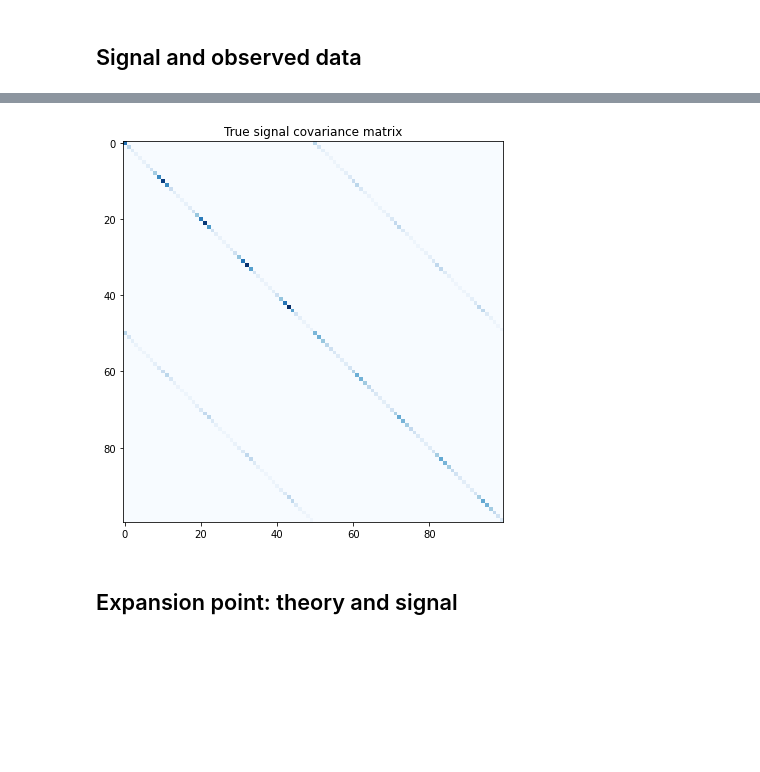
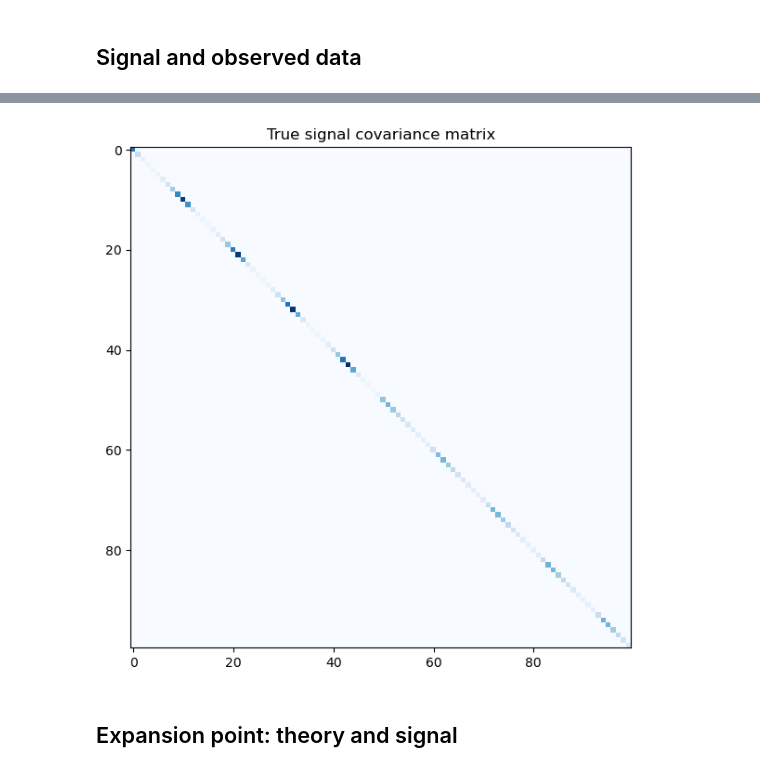
Before and after one commit to florent-leclercq/lotkavolterra_simulator, a Jupyter notebook: simulations.ipynb, the cells around one changed output, grey strips where cells are left out. Drawn from its saved outputs; the diff is of its cells as text; code cells hidden in the pictures; blank space fills up the shorter version.

```diff
--- a/simulations.ipynb
+++ b/simulations.ipynb
@@ -8,12 +8,12 @@ from lotkavolterra_simulator import LVsimulator, LVobserver
 tmax=50
 tres=100
 t = np.linspace(0,tmax,tmax*tres+1)
+t_s = np.arange(tmax)
+Delta_t = 2.
 
 # True values
-alpha, beta, gamma, delta = 1.1, 0.4, 0.1, 0.4
+alpha, beta, gamma, delta = 1.1, 0.4, 0.4, 0.1
 X0, Y0 = 10, 5
-#alpha, beta, gamma, delta = 2/3.,4/3.,1,1
-#X0, Y0 = 1.8, 1.8
 
 # Define simulator instance
 LVt = LVsimulator(X0, Y0, alpha, beta, gamma, delta)
@@ -68,12 +81,12 @@ plt.show()
 # %%
 # Check model for the covariance matrix
-N=LVo.noise_cov(R=0.05, S=0.005, T=5)
+N=LVo.Dnoise_cov(obsR=0.05, obsS=0.005, obsT=5)
 plt.figure(figsize=(7,7))
 plt.imshow(np.log(1+N),cmap="Blues")
 plt.title("True signal covariance matrix")
 plt.show()
 # %% [output]
-[figure, old version]
+[figure, new version]
 # %% [markdown]
 ## Expansion point: theory and signal
 # %%
```
Also changed, not shown: parts of 10 cells of this notebook.
